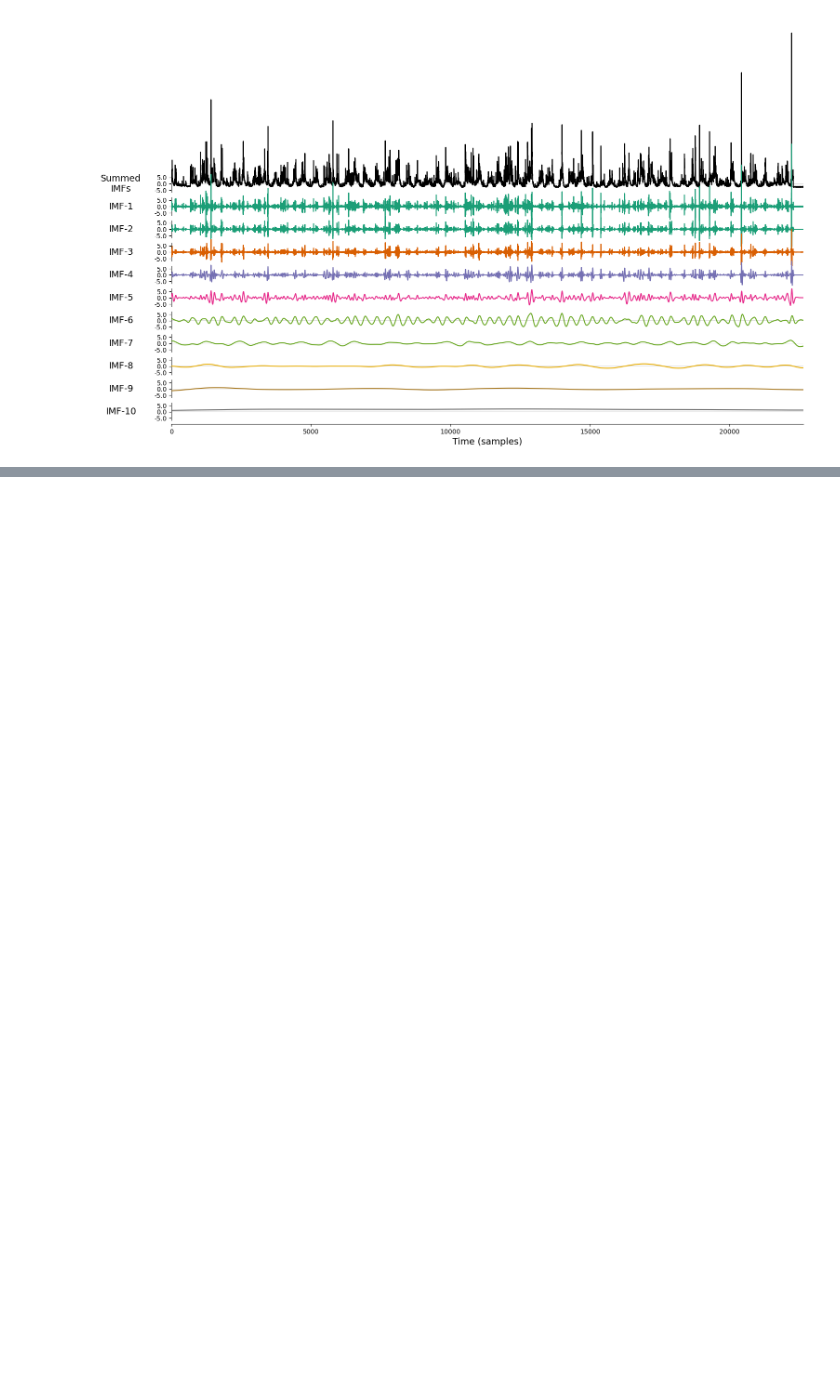
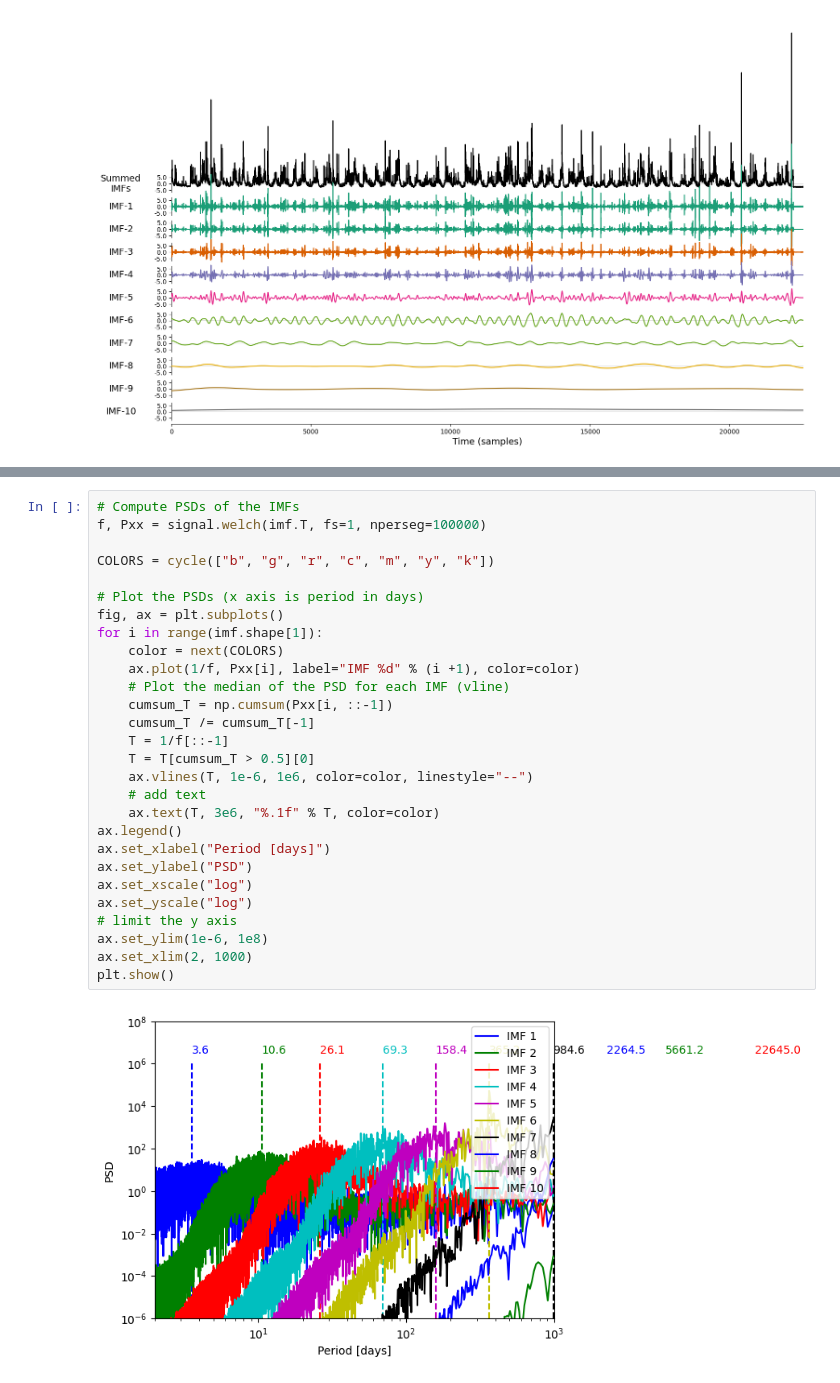
Before and after one commit to MariusAlonso/MVA-TS-Intrinsic-Timescales-Surface-Solar-Irradiance, a Jupyter notebook: paul.ipynb, the cells around one changed output, grey strips where cells are left out. Saved outputs shown, nothing was run; the diff lists cells and outputs as text; blank space fills up the shorter version.

```diff
--- a/paul.ipynb
+++ b/paul.ipynb
@@ -67,0 +92,30 @@ IP, IF, IA = emd.spectra.frequency_transform(imf, 1, 'hilbert')
+# %%
+# Compute PSDs of the IMFs
+f, Pxx = signal.welch(imf.T, fs=1, nperseg=100000)
+
+COLORS = cycle(["b", "g", "r", "c", "m", "y", "k"])
+
+# Plot the PSDs (x axis is period in days)
+fig, ax = plt.subplots()
+for i in range(imf.shape[1]):
+    color = next(COLORS)
+    ax.plot(1/f, Pxx[i], label="IMF %d" % (i +1), color=color)
+    # Plot the median of the PSD for each IMF (vline)
+    cumsum_T = np.cumsum(Pxx[i, ::-1])
+    cumsum_T /= cumsum_T[-1]
+    T = 1/f[::-1]
+    T = T[cumsum_T > 0.5][0]
+    ax.vlines(T, 1e-6, 1e6, color=color, linestyle="--")
+    # add text
+    ax.text(T, 3e6, "%.1f" % T, color=color)
+ax.legend()
+ax.set_xlabel("Period [days]")
+ax.set_ylabel("PSD")
+ax.set_xscale("log")
+ax.set_yscale("log")
+# limit the y axis
+ax.set_ylim(1e-6, 1e8)
+ax.set_xlim(2, 1000)
+plt.show()
+# %% [output]
+[figure, added]
```
Also changed, not shown: parts of 7 cells of this notebook, 1 other file.
